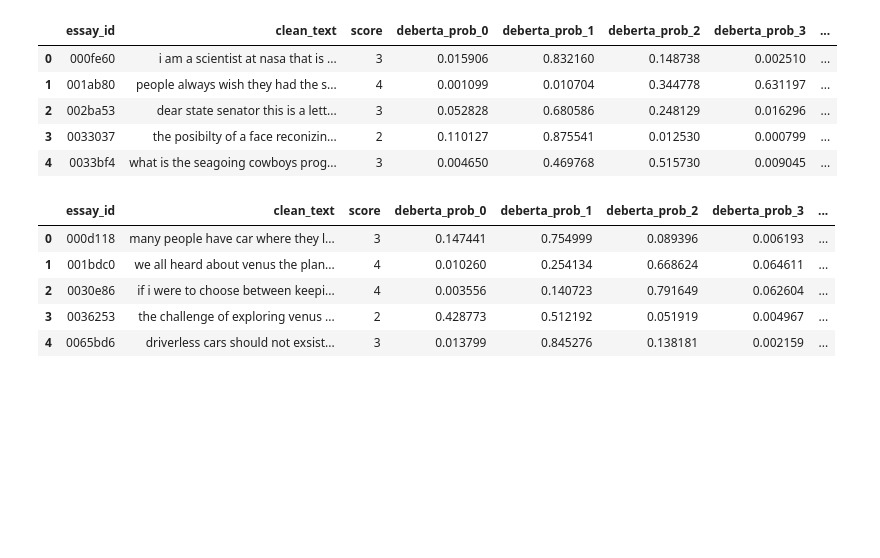
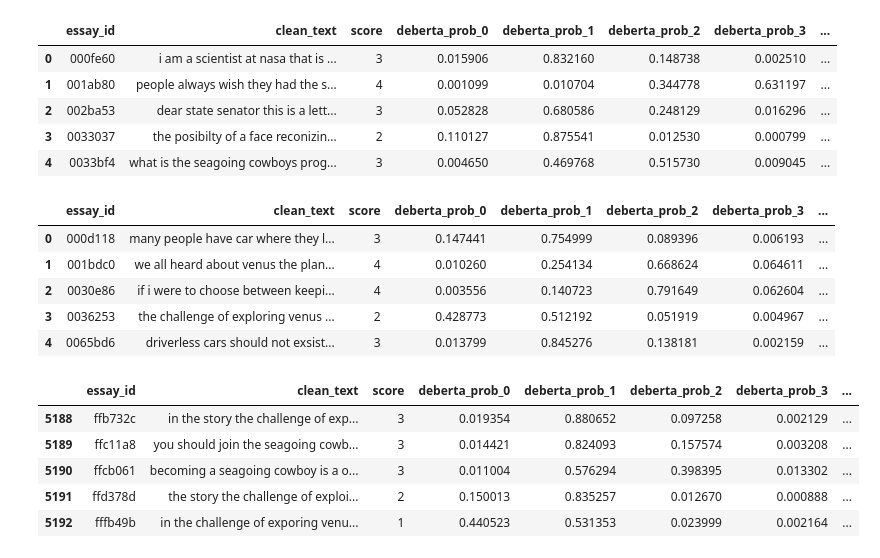
Before and after one commit to JD-DS/Learning-Agency-Lab---Automated-Essay-Scoring-2.0, a Jupyter notebook: Deberta.ipynb, the cells around one changed output. Cells and saved outputs as stored; diff of their text form; code cells hidden in the pictures; blank space fills up the shorter version.

```diff
--- a/Deberta.ipynb
+++ b/Deberta.ipynb
@@ -389,5 +389,14 @@ val_df.head()
 | 2 | 0030e86 | if i were to choose between keepi... | 4 | 0.003556 | 0.140723 | 0.791649 | 0.062604 | ... |
 | 3 | 0036253 | the challenge of exploring venus ... | 2 | 0.428773 | 0.512192 | 0.051919 | 0.004967 | ... |
 | 4 | 0065bd6 | driverless cars should not exsist... | 3 | 0.013799 | 0.845276 | 0.138181 | 0.002159 | ... |
+# %%
+val_df.tail()
+# %% [output]
+|  | essay_id | clean_text | score | deberta_prob_0 | deberta_prob_1 | deberta_prob_2 | deberta_prob_3 | ... |
+| 5188 | ffb732c | in the story the challenge of exp... | 3 | 0.019354 | 0.880652 | 0.097258 | 0.002129 | ... |
+| 5189 | ffc11a8 | you should join the seagoing cowb... | 3 | 0.014421 | 0.824093 | 0.157574 | 0.003208 | ... |
+| 5190 | ffcb061 | becoming a seagoing cowboy is a o... | 3 | 0.011004 | 0.576294 | 0.398395 | 0.013302 | ... |
+| 5191 | ffd378d | the story the challenge of exploi... | 2 | 0.150013 | 0.835257 | 0.012670 | 0.000888 | ... |
+| 5192 | fffb49b | in the challenge of exporing venu... | 1 | 0.440523 | 0.531353 | 0.023999 | 0.002164 | ... |
 # %%
 val_df.to_csv("deberta_val_predictions.csv", index=False)
```
Also changed, not shown: 2 other files.
